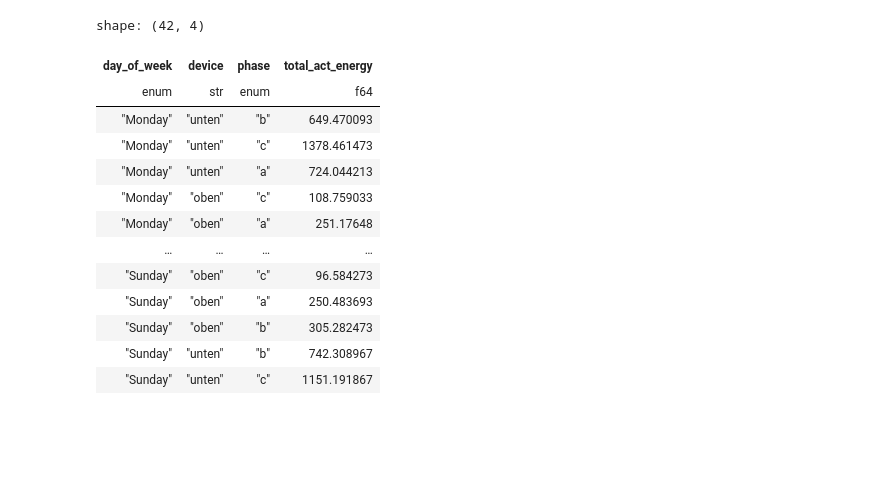
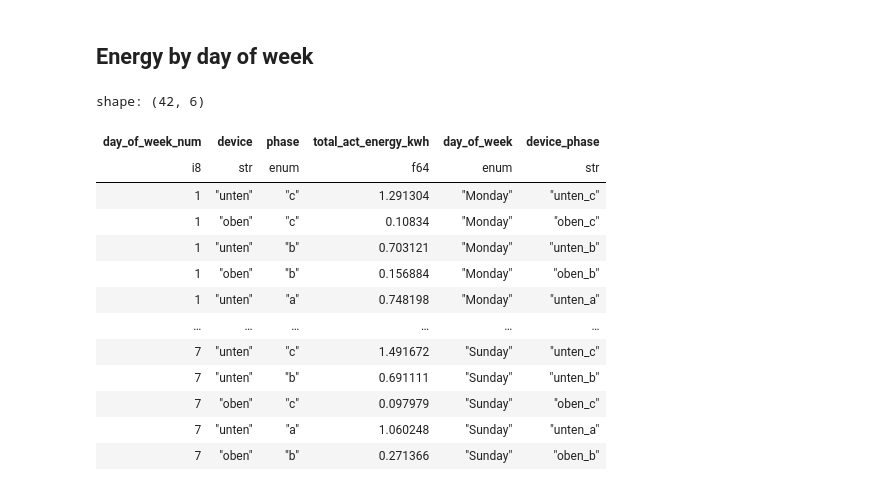
Before and after one commit to kaklakariada/energy-monitor, a Jupyter notebook: notebooks/polars-analyze.ipynb, the cells around one changed output. Saved outputs shown, nothing was run; the diff lists cells and outputs as text; code cells hidden in the pictures; blank space fills up the shorter version.

```diff
--- a/notebooks/polars-analyze.ipynb
+++ b/notebooks/polars-analyze.ipynb
@@ -17,3 +16,2 @@ assert data_dir.exists()
 # %%
-
-data = PolarDeviceData.load([DeviceDataSource(data_dir/"unten", "unten"), DeviceDataSource(data_dir/"oben", "oben")])
+data = PolarDeviceData.load([DeviceDataSource(f.dir, f.device) for f in config.files])
@@ -38,17 +23,22 @@ shape: (3, 20)
+# %% [markdown]
+## Energy by day of week
 # %%
-data.total_energy_by_day_of_week().collect()
+week_day = data.total_energy_by_day_of_week()
+week_day = week_day.with_columns(pl.concat_str([pl.col("device"), pl.col("phase")], separator="_").alias("device_phase"))
+week_day = week_day.collect()
+week_day
 # %% [output]
-shape: (42, 4)
+shape: (42, 6)
-| day_of_week | device | phase | total_act_energy |
-| enum | str | enum | f64 |
-| "Monday" | "unten" | "b" | 649.470093 |
-| "Monday" | "unten" | "c" | 1378.461473 |
-| "Monday" | "unten" | "a" | 724.044213 |
-| "Monday" | "oben" | "c" | 108.759033 |
-| "Monday" | "oben" | "a" | 251.17648 |
-| … | … | … | … |
-| "Sunday" | "oben" | "c" | 96.584273 |
-| "Sunday" | "oben" | "a" | 250.483693 |
-| "Sunday" | "oben" | "b" | 305.282473 |
-| "Sunday" | "unten" | "b" | 742.308967 |
-| "Sunday" | "unten" | "c" | 1151.191867 |
+| day_of_week_num | device | phase | total_act_energy_kwh | day_of_week | device_phase |
+| i8 | str | enum | f64 | enum | str |
+| 1 | "unten" | "c" | 1.291304 | "Monday" | "unten_c" |
+| 1 | "oben" | "c" | 0.10834 | "Monday" | "oben_c" |
+| 1 | "unten" | "b" | 0.703121 | "Monday" | "unten_b" |
+| 1 | "oben" | "b" | 0.156884 | "Monday" | "oben_b" |
+| 1 | "unten" | "a" | 0.748198 | "Monday" | "unten_a" |
+| … | … | … | … | … | … |
+| 7 | "unten" | "c" | 1.491672 | "Sunday" | "unten_c" |
+| 7 | "unten" | "b" | 0.691111 | "Sunday" | "unten_b" |
+| 7 | "oben" | "c" | 0.097979 | "Sunday" | "oben_c" |
+| 7 | "unten" | "a" | 1.060248 | "Sunday" | "unten_a" |
+| 7 | "oben" | "b" | 0.271366 | "Sunday" | "oben_b" |
```
Also changed, not shown: parts of 13 cells of this notebook, 4 other files.
